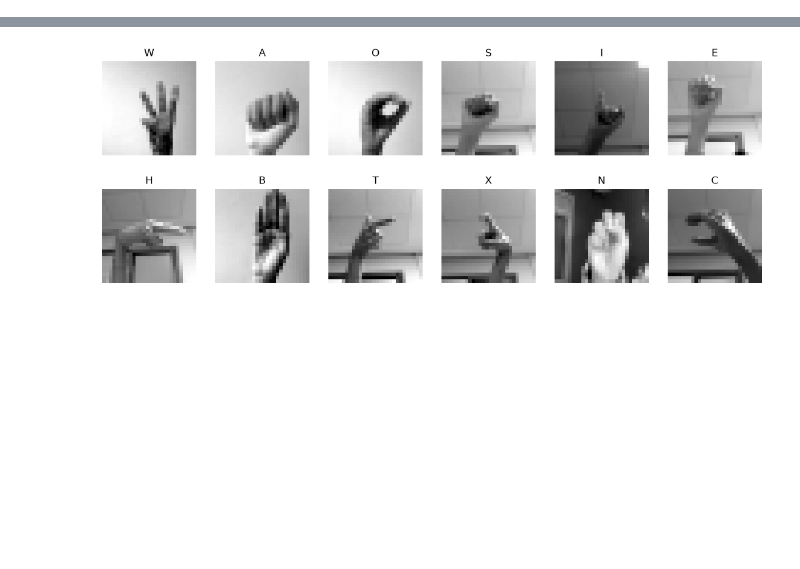
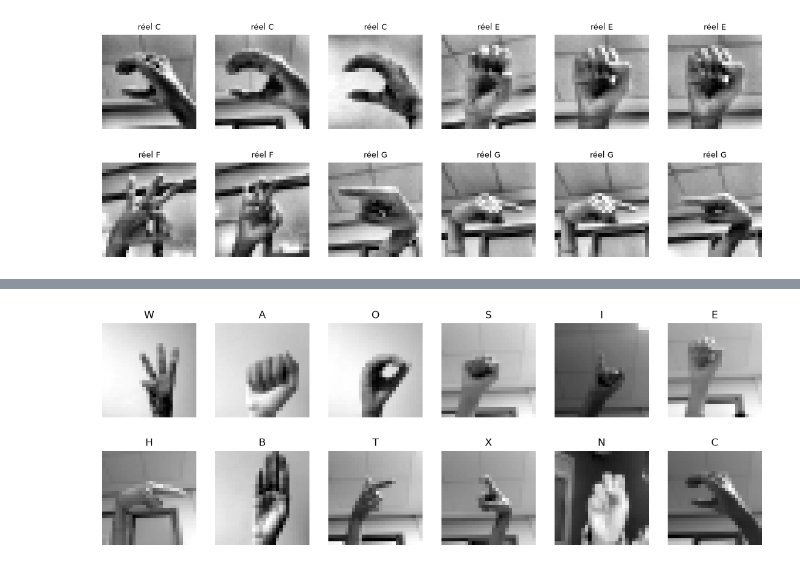
Before and after one commit to SaraMaktabi/projet_sign_language, a Jupyter notebook: Projet/notebooks/04_test_reel.ipynb, the cells around one changed output, grey strips where cells are left out. Saved outputs shown, nothing was run; the diff lists cells and outputs as text; code cells hidden in the pictures; blank space fills up the shorter version.

```diff
--- a/Projet/notebooks/04_test_reel.ipynb
+++ b/Projet/notebooks/04_test_reel.ipynb
@@ -78,2 +78,12 @@ malak   0.255    110
 sara    0.167     18
 zineb   0.083     24
+# %%
+import cv2
+
+from src.preprocess import crop_hand
+n_ok = sum(crop_hand_ok is not None for crop_hand_ok in
+           [__import__("src.preprocess", fromlist=["crop_hand"]).crop_hand(cv2.imread(p)) for p in df["path"]])
+print(f"Main détectée sur {n_ok} photos sur {len(df)}")
+
+df["main_detectee"] = [crop_hand(cv2.imread(p)) is not None for p in df["path"]]
+print(df[~df["main_detectee"]][["person", "letter", "path"]])
@@ -79,0 +95,6 @@ zineb   0.083     24
+# %%
+name = "CNN amélioré"
+pred = models[name].predict(X, verbose=0).argmax(1)
+df["pred"] = pd.Series(pred).map(idx_to_letter)
+err = df[df["pred"] != df["letter"]]
+print(err.groupby(["letter", "pred"]).size().sort_values(ascending=False).head(15))
@@ -79,0 +119,11 @@ zineb   0.083     24
+# %%
+wrong_p = df[(df["pred"] == "P") & (df["letter"] != "P")].head(12)
+fig, axes = plt.subplots(2, 6, figsize=(14, 5))
+for ax in axes.ravel():
+    ax.axis("off")
+for ax, (i, r) in zip(axes.ravel(), wrong_p.iterrows()):
+    ax.imshow(X[i].squeeze(), cmap="gray")
+    ax.set_title(f"réel {r['letter']}", fontsize=9)
+plt.show()
+# %% [output]
+[figure, added]
```
Also changed, not shown: parts of 6 cells of this notebook, 9 other files.
